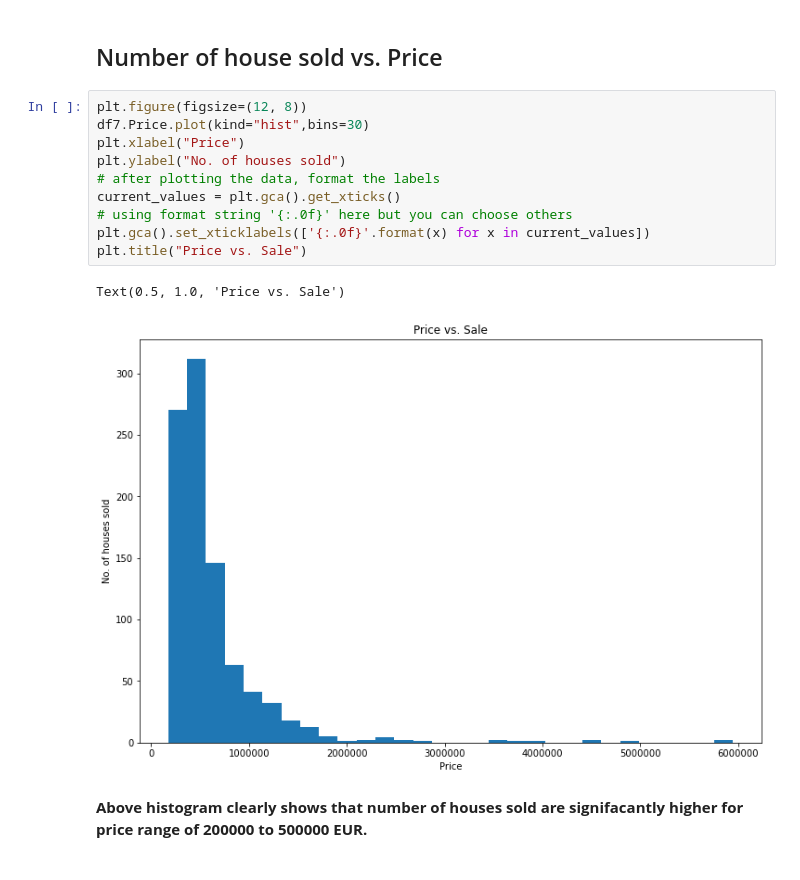
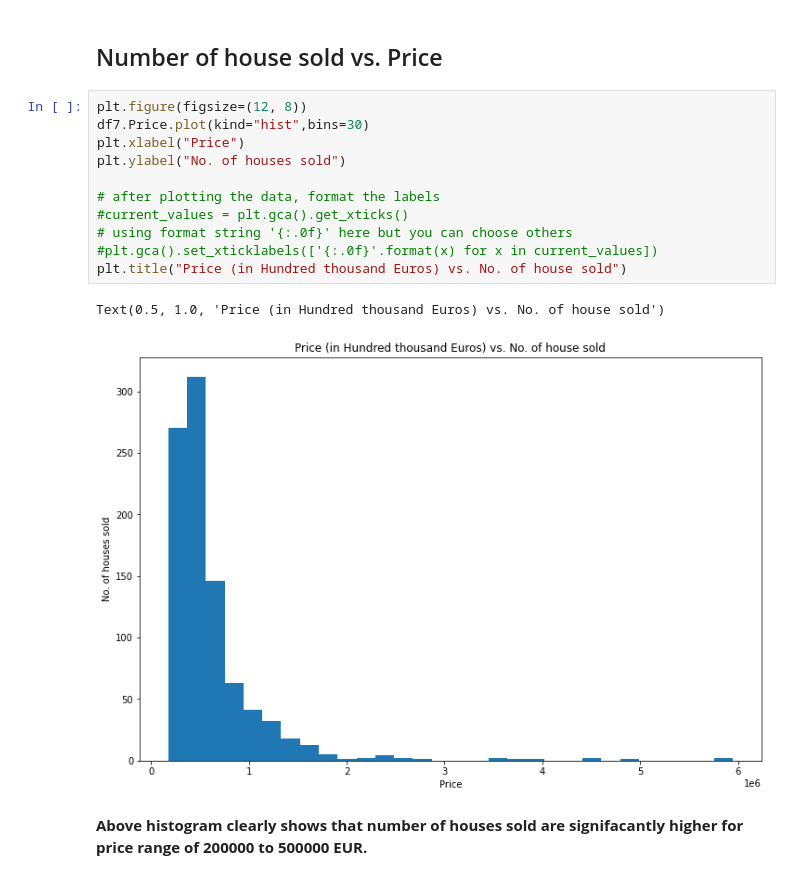
Before and after one commit to kuntala-c/Amsterdam-Housing-Price-Analysis, a Jupyter notebook: Amsterdam_Housing_Price_Analysis.ipynb, the cells around one changed output. Saved outputs shown, nothing was run; the diff lists cells and outputs as text.

```diff
--- a/Amsterdam_Housing_Price_Analysis.ipynb
+++ b/Amsterdam_Housing_Price_Analysis.ipynb
@@ -601,16 +609,17 @@ plt.show()
 # %%
 plt.figure(figsize=(12, 8))
 df7.Price.plot(kind="hist",bins=30)
 plt.xlabel("Price")
 plt.ylabel("No. of houses sold")
+
 # after plotting the data, format the labels
-current_values = plt.gca().get_xticks()
+#current_values = plt.gca().get_xticks()
 # using format string '{:.0f}' here but you can choose others
-plt.gca().set_xticklabels(['{:.0f}'.format(x) for x in current_values])
-plt.title("Price vs. Sale")
+#plt.gca().set_xticklabels(['{:.0f}'.format(x) for x in current_values])
+plt.title("Price (in Hundred thousand Euros) vs. No. of house sold")
 # %% [output]
-Text(0.5, 1.0, 'Price vs. Sale')
+Text(0.5, 1.0, 'Price (in Hundred thousand Euros) vs. No. of house sold')
-[figure, old version]
+[figure, new version]
 # %% [markdown]
 **Above histogram clearly shows that number of houses sold are signifacantly higher for price range of 200000 to 500000 EUR.**
 # %% [markdown]
```
Also changed, not shown: parts of 14 cells of this notebook.
